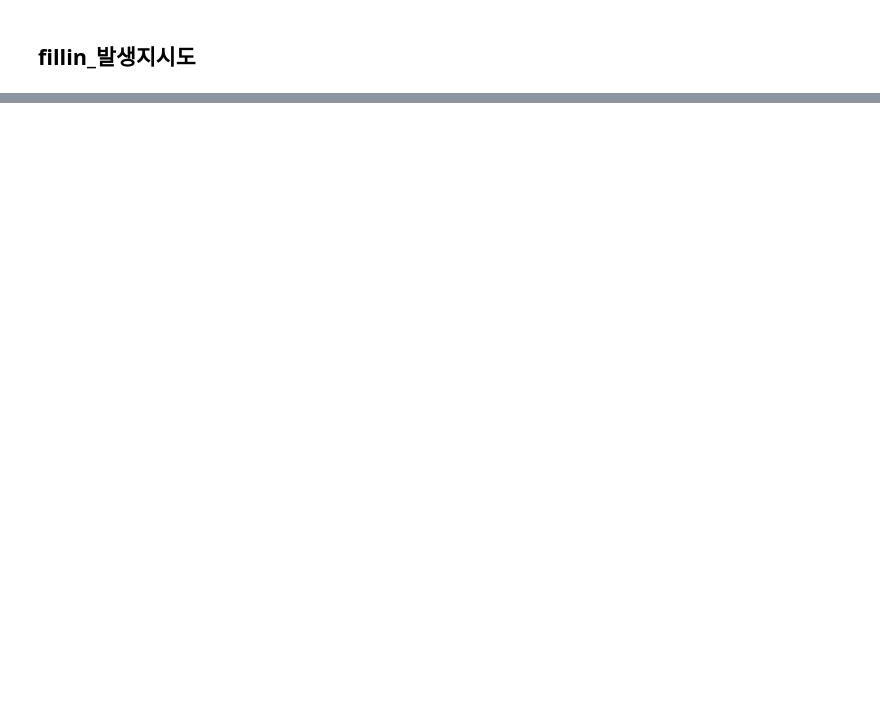
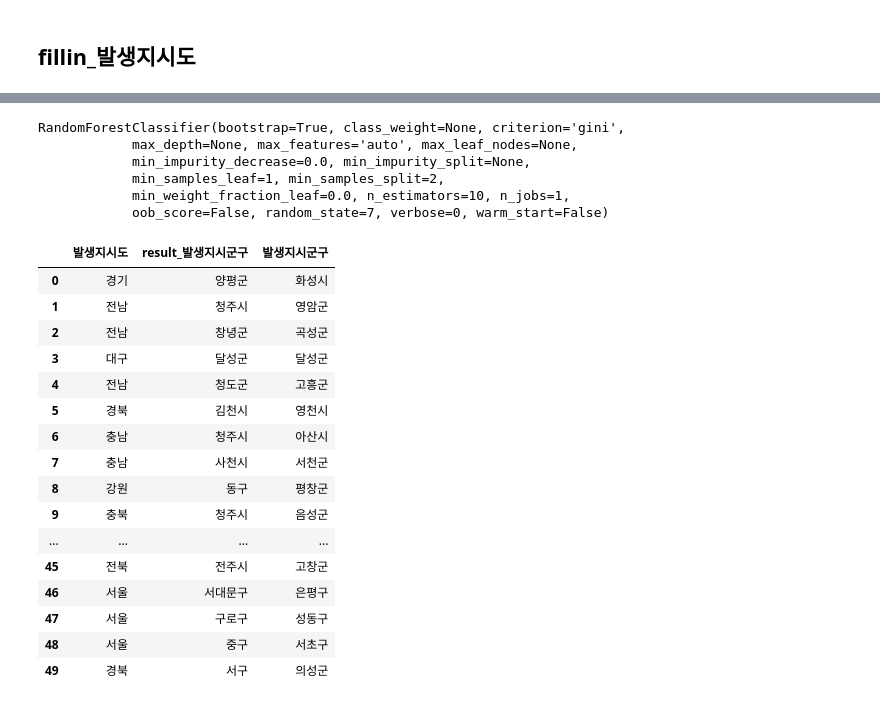
Before and after one commit to willthd/Data-Science, a Jupyter notebook: dataChallenge/dataChellenge.ipynb, the cells around one changed output, grey strips where cells are left out. Saved outputs shown, nothing was run; the diff lists cells and outputs as text; code cells hidden in the pictures; blank space fills up the shorter version.

Commit message:
fill in colum : 발생지시도, 발생지시군구

```diff
--- a/dataChallenge/dataChellenge.ipynb
+++ b/dataChallenge/dataChellenge.ipynb
@@ -658,0 +874,38 @@ test.loc[test["요일"].isnull(), "요일"] = test["result_요일"]
+# %%
+X_train = train[feature_names]
+y_train = train[label_name]
+X_test = test[feature_names]
+# %%
+model = RandomForestClassifier(random_state=7)
+# %%
+model.fit(X_train, y_train)
+# %% [output]
+RandomForestClassifier(bootstrap=True, class_weight=None, criterion='gini',
+            max_depth=None, max_features='auto', max_leaf_nodes=None,
+            min_impurity_decrease=0.0, min_impurity_split=None,
+            min_samples_leaf=1, min_samples_split=2,
+            min_weight_fraction_leaf=0.0, n_estimators=10, n_jobs=1,
+            oob_score=False, random_state=7, verbose=0, warm_start=False)
+# %%
+predictions = model.predict(X_test)
+test["result_발생지시군구"] = predictions
+# %%
+test[["발생지시도", "result_발생지시군구", "발생지시군구"]]
+# %% [output]
+|  | 발생지시도 | result_발생지시군구 | 발생지시군구 |
+| 0 | 경기 | 양평군 | 화성시 |
+| 1 | 전남 | 청주시 | 영암군 |
+| 2 | 전남 | 창녕군 | 곡성군 |
+| 3 | 대구 | 달성군 | 달성군 |
+| 4 | 전남 | 청도군 | 고흥군 |
+| 5 | 경북 | 김천시 | 영천시 |
+| 6 | 충남 | 청주시 | 아산시 |
+| 7 | 충남 | 사천시 | 서천군 |
+| 8 | 강원 | 동구 | 평창군 |
+| 9 | 충북 | 청주시 | 음성군 |
+| ... | ... | ... | ... |
+| 45 | 전북 | 전주시 | 고창군 |
+| 46 | 서울 | 서대문구 | 은평구 |
+| 47 | 서울 | 구로구 | 성동구 |
+| 48 | 서울 | 중구 | 서초구 |
+| 49 | 경북 | 서구 | 의성군 |
```
Also changed, not shown: parts of 39 cells of this notebook.
